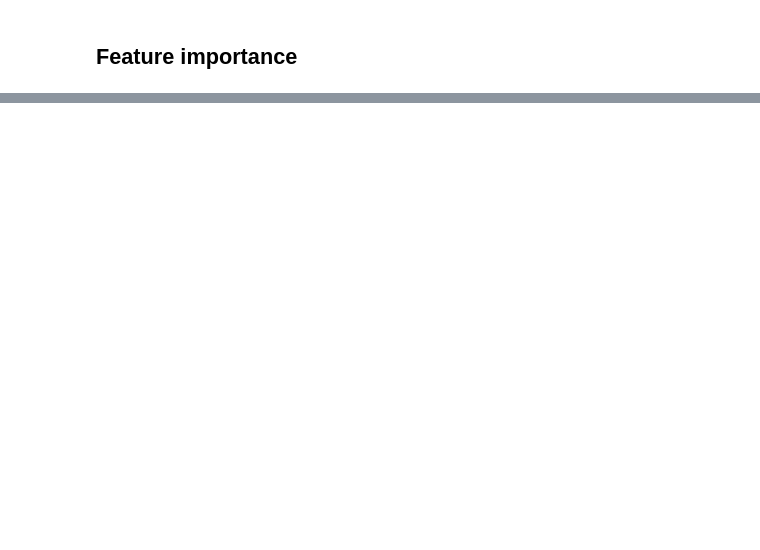
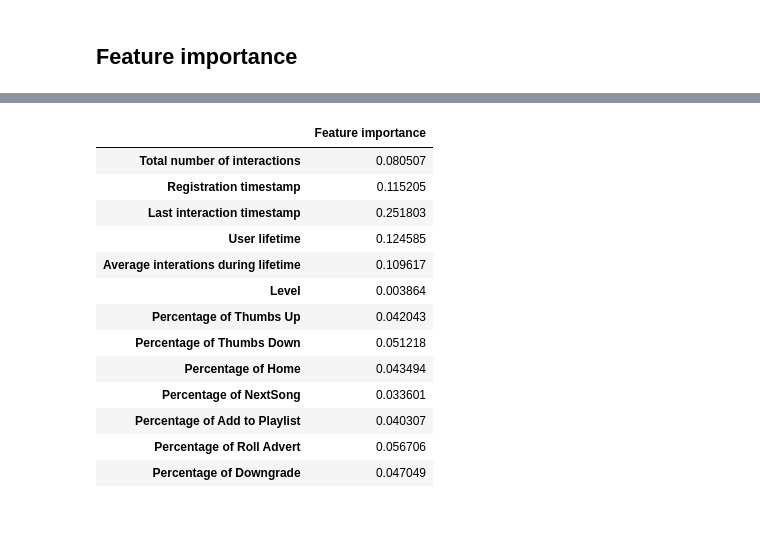
Before and after one commit to minhtuan2000/sparkify, a Jupyter notebook: Sparkify.ipynb, the cells around one changed output, grey strips where cells are left out. Cells and saved outputs as stored; diff of their text form; code cells hidden in the pictures; blank space fills up the shorter version.

```diff
--- a/Sparkify.ipynb
+++ b/Sparkify.ipynb
@@ -696,36 +722,16 @@ def split_data(df, train_ratio=0.9):
 # %%
-def build_grid_search_cv():
+def build_grid_search_cv(classifier, params):
     """Build a machine learning pipeline and grid search"""
     # Assemble features
-    assembler = VectorAssembler(inputCols=[
-        "Total number of interactions",
-        "Registration timestamp",
-        "Last interaction timestamp",
-        "User lifetime",
-        "Average interations during lifetime",
-        "Level",
-        "Percentage of Thumbs Up",
-        "Percentage of Thumbs Down",
-        "Percentage of Home",
-        "Percentage of NextSong",
-        "Percentage of Add to Playlist",
-        "Percentage of Roll Advert",
-        "Percentage of Downgrade"
-    ], outputCol="features")
+    assembler = VectorAssembler(inputCols=selected_features, outputCol="features")
 
     # Scale features
     scaler = StandardScaler(inputCol="features", outputCol="scaledFeatures", withStd=True, withMean=True)
 
-    lr = RandomForestClassifier(featuresCol="scaledFeatures", labelCol="Churn")
-    pipeline = Pipeline(stages=[assembler, scaler, lr])
-
-    paramGrid = ParamGridBuilder() \
-        .addGrid(lr.maxDepth,[5, 12, 30]) \
-        .addGrid(lr.numTrees,[5, 20, 100]) \
-        .build()
+    pipeline = Pipeline(stages=[assembler, scaler, classifier])
 
     crossval = CrossValidator(estimator=pipeline,
-                              estimatorParamMaps=paramGrid,
+                              estimatorParamMaps=params,
                               evaluator=MulticlassClassificationEvaluator(metricName='f1', labelCol="Churn"),
                               numFolds=3)
     return crossval
@@ -736,0 +740,11 @@ model = cv.fit(train)
+# %%
+# Random forest
+rf = RandomForestClassifier(featuresCol="scaledFeatures", labelCol="Churn")
+rf_cv = build_grid_search_cv(
+    rf,
+    ParamGridBuilder() \
+        .addGrid(rf.maxDepth, [12, 30]) \
+        .addGrid(rf.numTrees, [20, 100]) \
+        .build()
+)
+rf_model = rf_cv.fit(train)
@@ -802,2 +819,23 @@ pd.DataFrame(index=[
+# %%
+pd.DataFrame(
+    index=selected_features,
+    columns=["Feature importance"],
+    data=rf_model.bestModel.stages[-1].featureImportances.toArray().T,
+)
+# %% [output]
+|  | Feature importance |
+| Total number of interactions | 0.080507 |
+| Registration timestamp | 0.115205 |
+| Last interaction timestamp | 0.251803 |
+| User lifetime | 0.124585 |
+| Average interations during lifetime | 0.109617 |
+| Level | 0.003864 |
+| Percentage of Thumbs Up | 0.042043 |
+| Percentage of Thumbs Down | 0.051218 |
+| Percentage of Home | 0.043494 |
+| Percentage of NextSong | 0.033601 |
+| Percentage of Add to Playlist | 0.040307 |
+| Percentage of Roll Advert | 0.056706 |
+| Percentage of Downgrade | 0.047049 |
 # %% [markdown]
 #####
```
Also changed, not shown: parts of 20 cells of this notebook, 1 other file.
